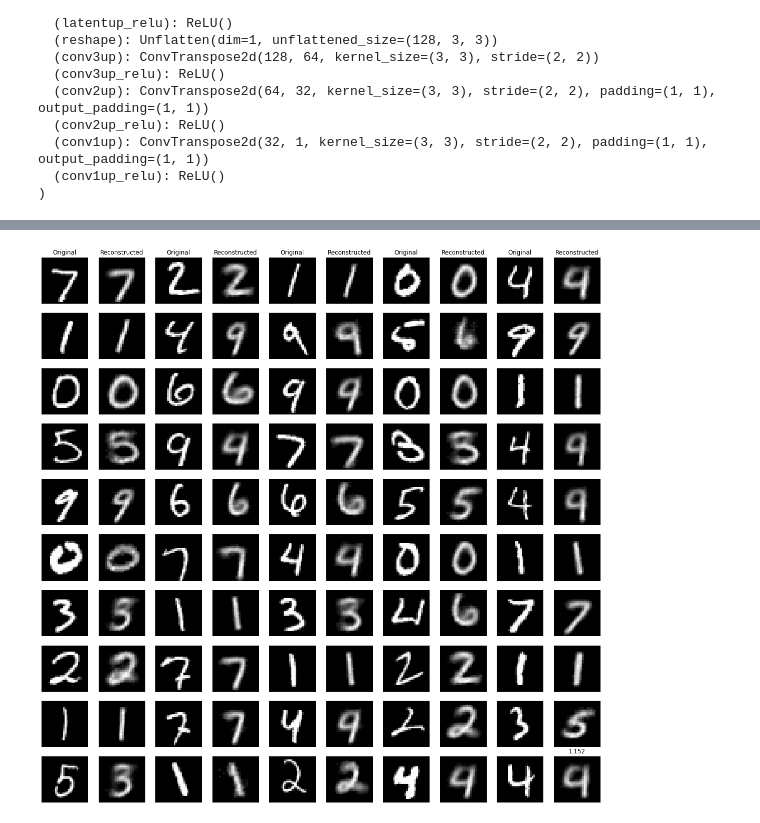
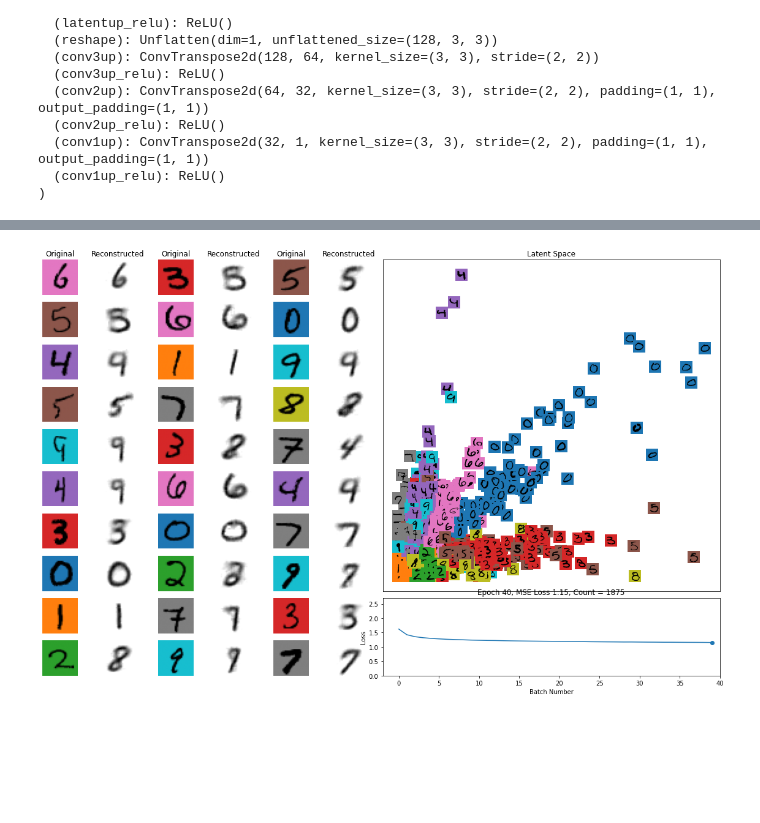
Before and after one commit to ctralie/deepcycles, a Jupyter notebook: AutoencoderTest.ipynb, the cells around one changed output, grey strips where cells are left out. Saved outputs shown, nothing was run; the diff lists cells and outputs as text; code cells hidden in the pictures; blank space fills up the shorter version.

Commit message:
Major updates to autoencoder test for talk

```diff
--- a/AutoencoderTest.ipynb
+++ b/AutoencoderTest.ipynb
@@ -40,5 +40,7 @@ Dataset MNIST
 Transform: ToTensor()
 # %%
 #Prepare data loaders
-train_loader = torch.utils.data.DataLoader(train_data, batch_size=32, num_workers=0)
-test_loader = torch.utils.data.DataLoader(test_data, batch_size=50, num_workers=0)
+train_batch_size = 32
+train_loader = torch.utils.data.DataLoader(train_data, batch_size=train_batch_size, num_workers=0)
+test_batch_size = 50
+test_loader = torch.utils.data.DataLoader(test_data, batch_size=test_batch_size, num_workers=0)
@@ -168,4 +174,17 @@ AutoencoderCNNDeeper(
   (conv1up): ConvTranspose2d(32, 1, kernel_size=(3, 3), stride=(2, 2), padding=(1, 1), output_padding=(1, 1))
   (conv1up_relu): ReLU()
 )
+# %%
+for data in test_loader:
+    break
+data = data[0]
+data = data.to(device)
+res = model(data)
+data = data.cpu().detach().numpy()
+# %%
+def get_color_digit(img, label):
+    c = plt.get_cmap("tab10")
+    C = c([label]).flatten()[0:3]
+    ret = (1-img)[:, :, None]*C[None, None, :]
+    return ret
 # %%
@@ -196,13 +267,31 @@ def test_model(model):
 # %%
+from matplotlib.offsetbox import OffsetImage, AnnotationBbox
+
 criterion = nn.MSELoss()
 optimizer = torch.optim.Adam(model.parameters(), lr=0.001)
-plt.figure(figsize=(K*2, K*2))
+
+fac = 0.5
+plt.figure(figsize=(fac*40, fac*25))
 
 n_epochs = 40
 losses = []
+count = 0
+plot_idx = 0
+plot_interval = 10
+
+K = 10
+n_digits = 1000
+cols = int(np.ceil(K/4))*2
+
+
+losses = np.zeros(n_epochs)
+max_loss = 0
+
 for epoch in range(n_epochs):
+    print("epoch ", epoch)
     tic = time.time()
     train_loss = 0.0
+    count = 0
     for data in train_loader:
         images, _ = data
         images = images.to(device)
@@ -211,13 +300,25 @@ for epoch in range(n_epochs):
         loss = criterion(outputs, images)
         loss.backward()
         optimizer.step()
-        train_loss += loss.item()*images.size(0)
-    train_loss /= len(train_loader)
-    losses.append(train_loss)
-    plt.clf()
-    test_model(model)
-    s = '{:.3f}'.format(train_loss)
-    print(s, end=',')#, "\nElapsed Time={:.3f}".format(time.time()-tic))
-    plt.title(s)
-    plt.savefig("{}.png".format(epoch), bbox_inches='tight', facecolor='white')
+        this_loss = loss.item()*images.size(0)
+        train_loss += this_loss
+        count += 1
+        if count%plot_interval == 0:
+            plt.clf()
+            test_model(model, K, n_digits)
+            plt.subplot2grid((K, cols*2), (K-2, cols), rowspan=2, colspan=cols)
+            max_loss = max(max_loss, train_loss/count)
+            losses[epoch] = train_loss/count
+            plt.xlabel("Batch Number")
+            plt.ylabel("Loss")
+            plt.title("Epoch {}, MSE Loss {:.3g}, Count = {}".format(epoch+1, losses[epoch], count))
+            plt.plot(losses[0:epoch+1])
+            plt.scatter([epoch], [losses[epoch]])
+            plt.xlim([-2, n_epochs])
+            plt.ylim([0, max_loss])
+            plt.savefig("DigitsIter{}.png".format(plot_idx), bbox_inches='tight', facecolor='white')
+            plot_idx += 1
+            plot_interval = int(plot_interval*1.3)
+            plot_interval = min(plot_interval, len(train_loader))
+    losses[epoch] = train_loss/count
 # %% [output]
@@ -225 +342 @@ for epoch in range(n_epochs):
-[figure, old version]
+[figure, new version]
```
Also changed, not shown: parts of 5 cells of this notebook, 3 other files.
